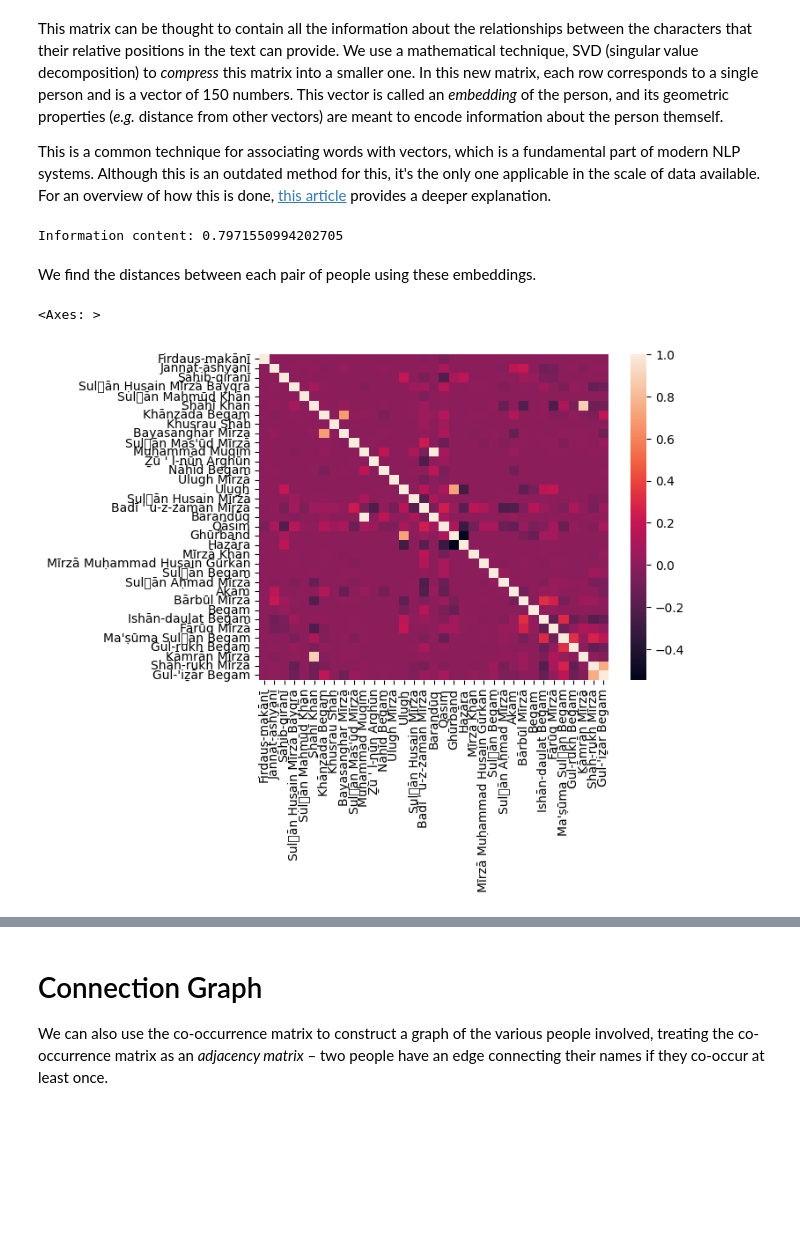
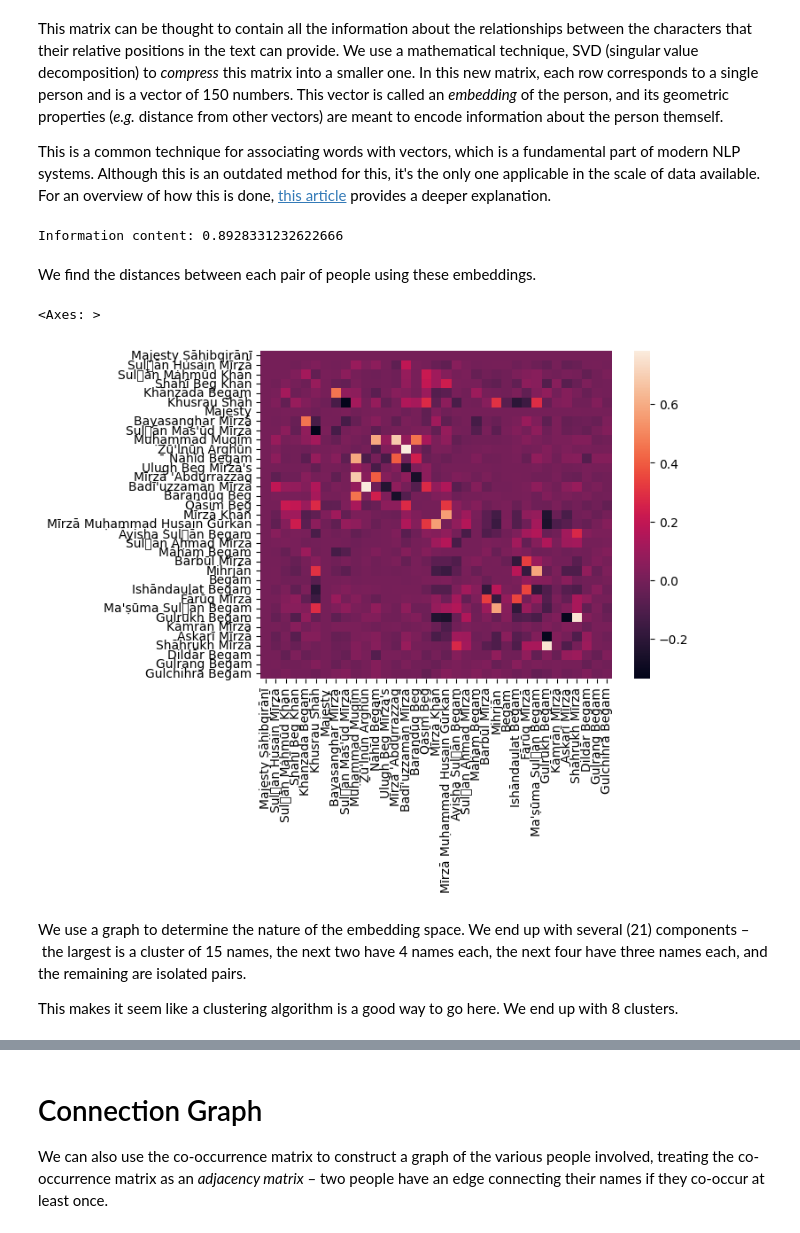
Before and after one commit to Abhinav271828/cna-mughal-history, a Jupyter notebook: cooccurrence.ipynb, the cells around one changed output, grey strips where cells are left out. Drawn from its saved outputs; the diff is of its cells as text; code cells hidden in the pictures; blank space fills up the shorter version.

```diff
--- a/cooccurrence.ipynb
+++ b/cooccurrence.ipynb
@@ -88,7 +49,7 @@ try:
         names = []
         mapping = {}
         for line in f:
-            n = line[:-1].split(':')
+            n = line[:-1].split(';')
             all_names += n
             names.append(n[0])
             if len(n) > 1:
@@ -115,10 +78,26 @@ Now, we consider all possible pairs of people, and count how many times their na
 # %%
-W = 5
-cooccurrence = {}
-for i in tqdm(range(len(names)), desc="Extracting cooccurrences"):
-    name1 = names[i]
-    positions1 = occurrences[name1]
-    for name2 in names[:i] + names[i+1:]:
-        positions2 = occurrences[name2]
-        distances = [min(abs(b1-e2), abs(b2-e1)) for b1, e1 in positions1 for b2, e2 in positions2]
-        cooccurrence[(name1, name2)] = sum(1 for d in distances if d <= W)
+try:
+    cooccurrence = defaultdict(lambda : 0)
+    with open('cooccurrence.txt', 'r') as f:
+        print("Found cooccurrence.txt, using.")
+        for line in f:
+            n1, n2, x = line[:-1].split(';')
+            cooccurrence[(n1, n2)] = int(x)
+except:
+    with open('humayunnama.txt', 'r') as f:
+        text = f.read()
+
+    W = 7
+    cooccurrence = defaultdict(lambda : 0)
+    for i in tqdm(range(len(names)), desc="Extracting cooccurrences"):
+        name1 = names[i]
+        positions1 = occurrences[name1]
+        for name2 in names[:i] + names[i+1:]:
+            positions2 = occurrences[name2]
+            distances = [text[e1:b2].count(' ') if b1 < b2 else text[e2:b1].count(' ') for b1, e1 in positions1 for b2, e2 in positions2]
+            cooccurrence[(name1, name2)] = sum(1 for d in distances if d <= W)
+
+    with open('cooccurrence.txt', 'w') as f:
+        for k in cooccurrence:
+            n1, n2 = k
+            f.write(f'{n1};{n2};{cooccurrence[k]}' + '\n')
@@ -140,17 +121,25 @@ for i in range(n):
         adjacency[i, j] = adjacency[j, i] = val
 
 u, s, vh = np.linalg.svd(adjacency)
-print("Information content:", sum(s[:150])/sum(s)) # ~ 0.79
+print("Information content:", sum(s[:150])/sum(s)) # ~ 0.89
 embeddings = u[:, :150]
-embeddings = embeddings / np.linalg.norm(embeddings, axis=-1, keepdims = True)
+norms = np.linalg.norm(embeddings, axis=-1, keepdims=True)
+norms[norms == 0] = 1
+embeddings = embeddings / norms
 # %% [output]
-Information content: 0.7971550994202705
+Information content: 0.8928331232622666
 # %% [markdown]
 We find the distances between each pair of people using these embeddings.
 # %%
 distances = embeddings @ embeddings.transpose()
+np.fill_diagonal(distances, 0)
 L = 35
 seaborn.heatmap(distances[:L, :L], xticklabels=names[:L], yticklabels=names[:L])
 # %% [output]
 <Axes: >
-[figure, old version]
+[figure, new version]
+# %% [markdown]
+We use a graph to determine the nature of the embedding space. We end up with several (21) components – the largest is a cluster of 15 names, the next two have 4 names each, the next four have three names each, and the remaining are isolated pairs.
+
+This makes it seem like a clustering algorithm is a good way to go here.
+We end up with 8 clusters.
```
Also changed, not shown: parts of 19 cells of this notebook, 4 other files.
